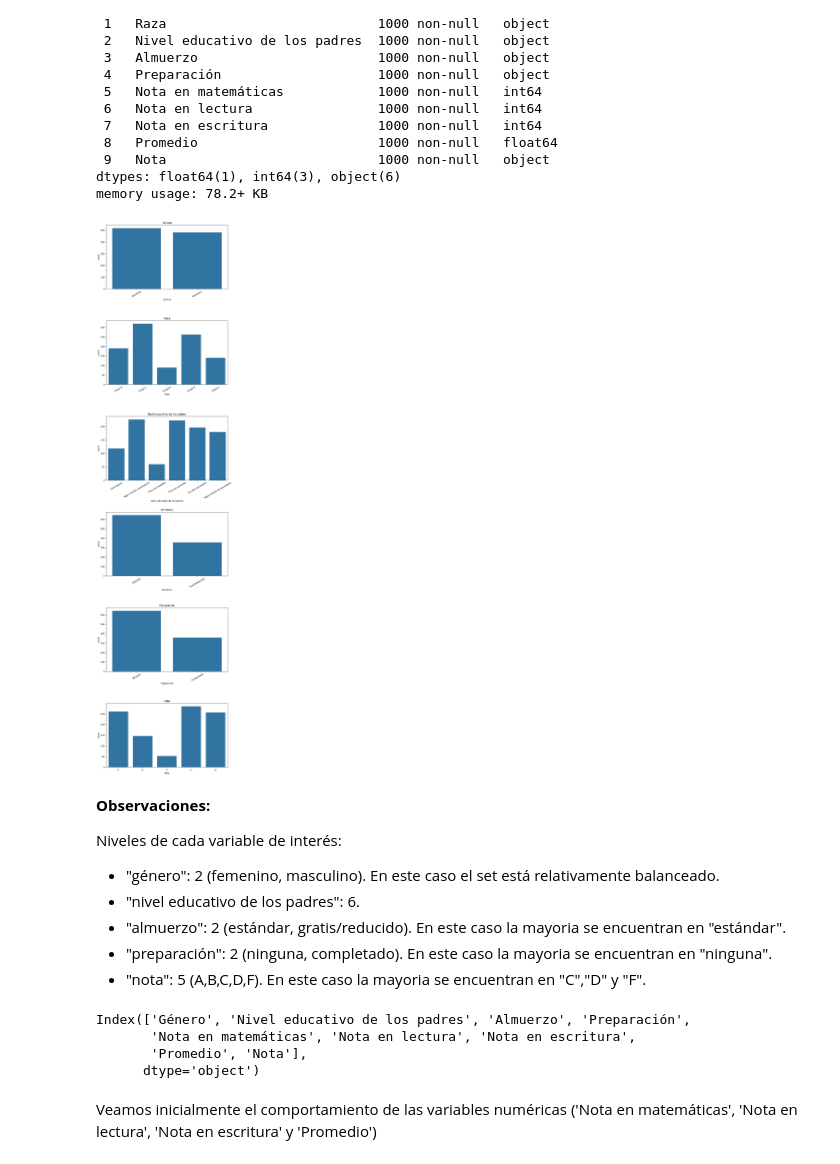
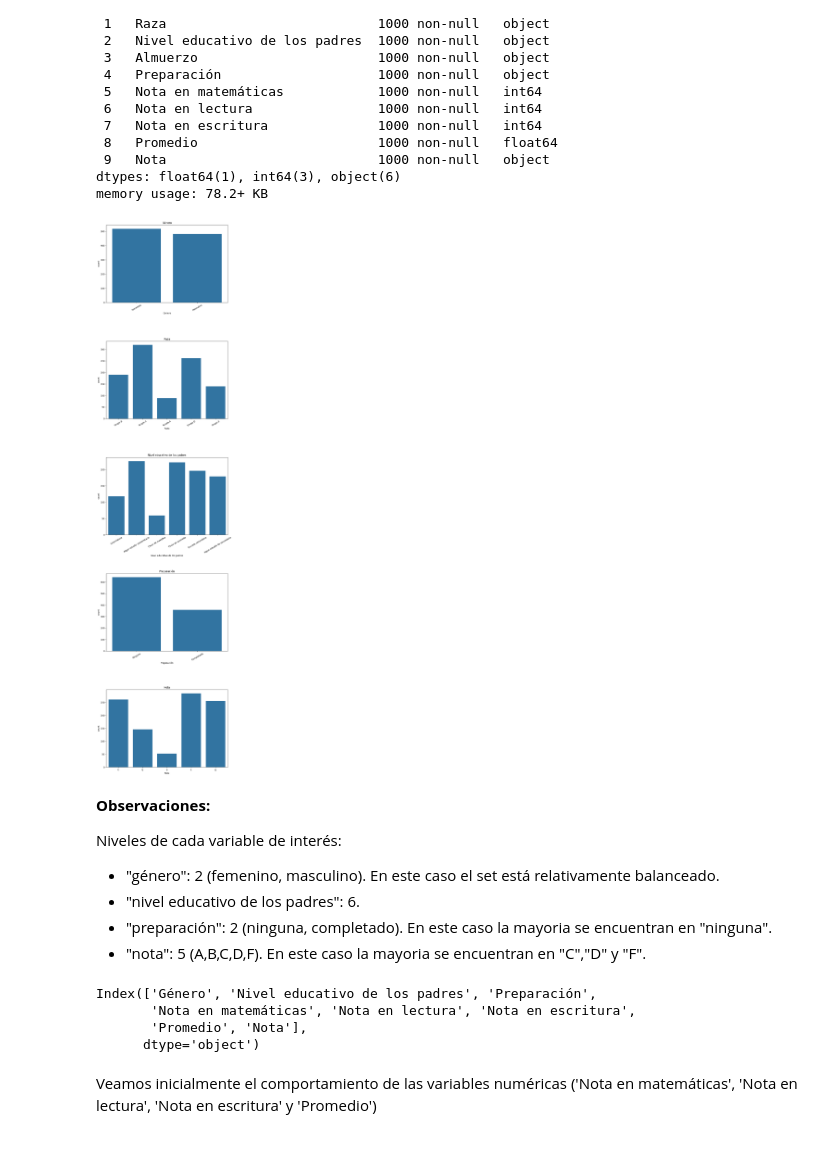
Before and after one commit to Zadquiel-niev/StudentsPerformance-G5-G6-Grupo-5, a Jupyter notebook: Teoría/Análisis Exploratorio de Datos.ipynb, the cells around one changed output. Drawn from its saved outputs; the diff is of its cells as text; code cells hidden in the pictures.

```diff
--- a/Teoría/Análisis Exploratorio de Datos.ipynb
+++ b/Teoría/Análisis Exploratorio de Datos.ipynb
@@ -85,36 +85,35 @@ memory usage: 78.2+ KB
 # %%
 # Tomemos las variables categóricas y generemos gráficos de barras
 
-col_cat = ['Género', 'Raza', 'Nivel educativo de los padres', 'Almuerzo', 'Preparación',
+col_cat = ['Género', 'Raza', 'Nivel educativo de los padres', 'Preparación',
        'Nota']
 
 # Gráficos de barras de conteo
 fig, ax = plt.subplots(nrows=len(col_cat), ncols=1, figsize=(10,45))
 fig.subplots_adjust(hspace=0.5)
 
 for i, col in enumerate(col_cat):
     sns.countplot(x=col, data=df, ax=ax[i])
     ax[i].set_title(col)
     ax[i].set_xticks(ax[i].get_xticks())
     ax[i].set_xticklabels(ax[i].get_xticklabels(), rotation=30)
 # %% [output]
-[figure, old version]
+[figure, new version]
 # %% [markdown]
 **Observaciones:**
 
 Niveles de cada variable de interés:
 - "género": 2 (femenino, masculino). En este caso el set está relativamente balanceado.
 - "nivel educativo de los padres": 6.
-- "almuerzo": 2 (estándar, gratis/reducido). En este caso la mayoria se encuentran en "estándar".
 - "preparación": 2 (ninguna, completado). En este caso la mayoria se encuentran en "ninguna".
 - "nota": 5 (A,B,C,D,F). En este caso la mayoria se encuentran en "C","D" y "F".
 # %%
-# Elimino la columna 'Raza' pues no aportan información al trabajo
+# Elimino la columna 'Raza' 'Almuerzo' pues no aportan información al trabajo
 
-df.drop(columns=['Raza'],inplace=True)
+df.drop(columns=['Raza', 'Almuerzo'],inplace=True)
 df.columns
 # %% [output]
-Index(['Género', 'Nivel educativo de los padres', 'Almuerzo', 'Preparación',
+Index(['Género', 'Nivel educativo de los padres', 'Preparación',
        'Nota en matemáticas', 'Nota en lectura', 'Nota en escritura',
        'Promedio', 'Nota'],
       dtype='object')
```
Also changed, not shown: parts of 9 cells of this notebook, 1 other file.
